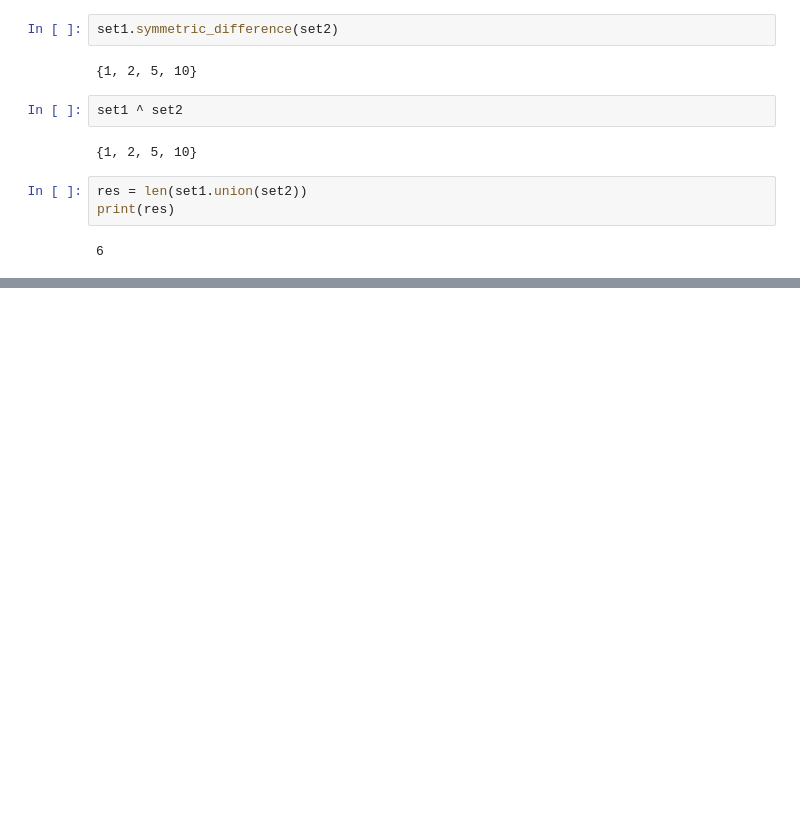
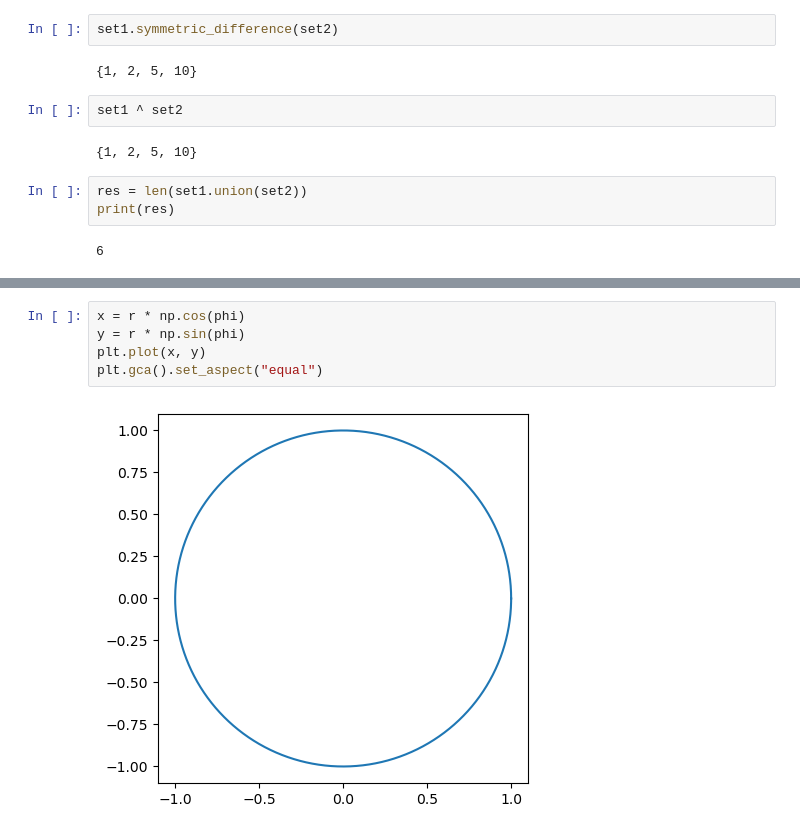
Before and after one commit to GalkaKG/Math-Concepts-for-Developers, a Jupyter notebook: 03. Basic algebra/Basic Algebra.ipynb, the cells around one changed output, grey strips where cells are left out. Cells and saved outputs as stored; diff of their text form; blank space fills up the shorter version.

```diff
--- a/03. Basic algebra/Basic Algebra.ipynb
+++ b/03. Basic algebra/Basic Algebra.ipynb
@@ -174,0 +262,7 @@ print(res)
+# %%
+x = r * np.cos(phi)
+y = r * np.sin(phi)
+plt.plot(x, y)
+plt.gca().set_aspect("equal")
+# %% [output]
+[figure, added]
```
Also changed, not shown: parts of 16 cells of this notebook, 1 other file.
